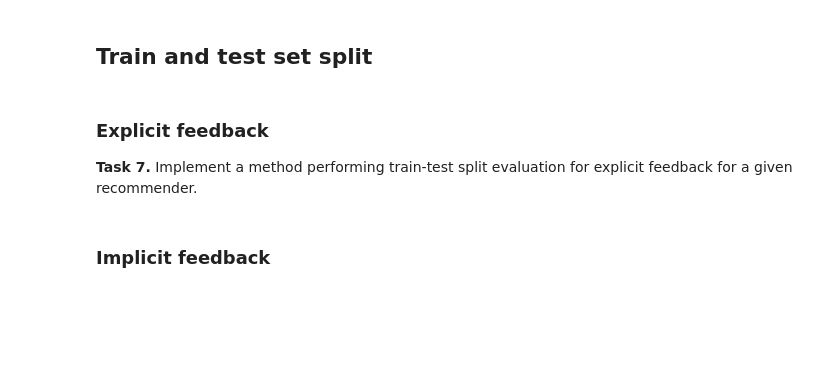
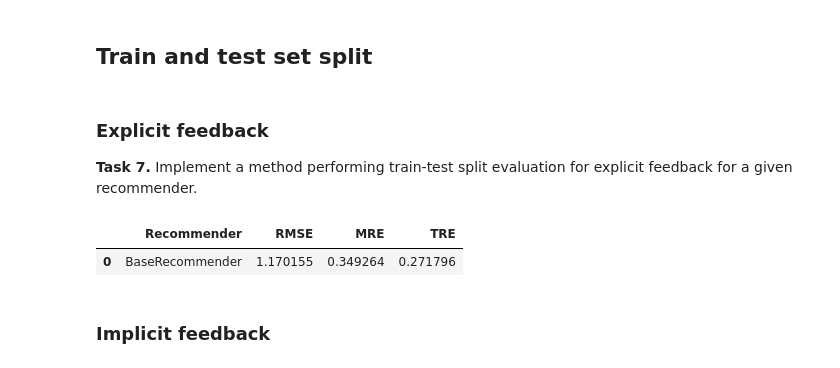
Before and after one commit to e-lawniczak/recommender-systems-class, a Jupyter notebook: class_03_evaluation_and_testing.ipynb, the cells around one changed output. Drawn from its saved outputs; the diff is of its cells as text; code cells hidden in the pictures; blank space fills up the shorter version.

```diff
--- a/class_03_evaluation_and_testing.ipynb
+++ b/class_03_evaluation_and_testing.ipynb
@@ -476,18 +555,49 @@ print("NDCG@3 = {:.4f}".format(ndcg(recommendations, real_interactions, n=3)))
 # %%
 def evaluate_train_test_split_explicit(recommender, interactions_df, items_df, seed=6789):
     # Write your code here
+    rng = np.random.RandomState(seed=seed)
 
-    return rmse(r_pred, r_real), mre(r_pred, r_real), tre(r_pred, r_real)
+    if type(interactions_df) == dict:
+        train_set = interactions_df['train']
+        test_set = interactions_df['test']
+    else:
+        shuffle = np.arange(len(interactions_df))
+        rng.shuffle(shuffle)
+        shuffle = list(shuffle)
+
+        train_test_split = 0.8
+        split_index = int(len(interactions_df) * train_test_split)
+        train_set = interactions_df.iloc[shuffle[:split_index]]
+        test_set = interactions_df.iloc[shuffle[split_index:]]
+
+    recommender.fit(train_set, None, items_df)
+
+    pred = []
+
+    for i, row in test_set.iterrows():
+        u = pd.DataFrame([row['user_id']], columns=['user_id'])
+        e_i = pd.DataFrame([row['item_id']], columns=['item_id'])
+        e_i = pd.merge(e_i, items_df, on='item_id')
+        r = recommender.recommend(u, e_i, n_recommendations = 1)
+
+        pred.append(r.iloc[0]['score'])
+
+    real = np.array(test_set['rating'].tolist())
+
+    return rmse(pred,real), mre(pred,real), tre(pred,real)
 
 recommender = Recommender()
 
 results = [['BaseRecommender'] + list(evaluate_train_test_split_explicit(
     recommender, ml_ratings_df.loc[:, ['user_id', 'item_id', 'rating']], ml_movies_df))]
 
 results = pd.DataFrame(results,
                        columns=['Recommender', 'RMSE', 'MRE', 'TRE'])
 
 display(HTML(results.to_html()))
+# %% [output]
+|  | Recommender | RMSE | MRE | TRE |
+| 0 | BaseRecommender | 1.170155 | 0.349264 | 0.271796 |
 # %% [markdown]
 ### Implicit feedback
 # %% [markdown]
```
Also changed, not shown: parts of 9 cells of this notebook, 2 other files.
